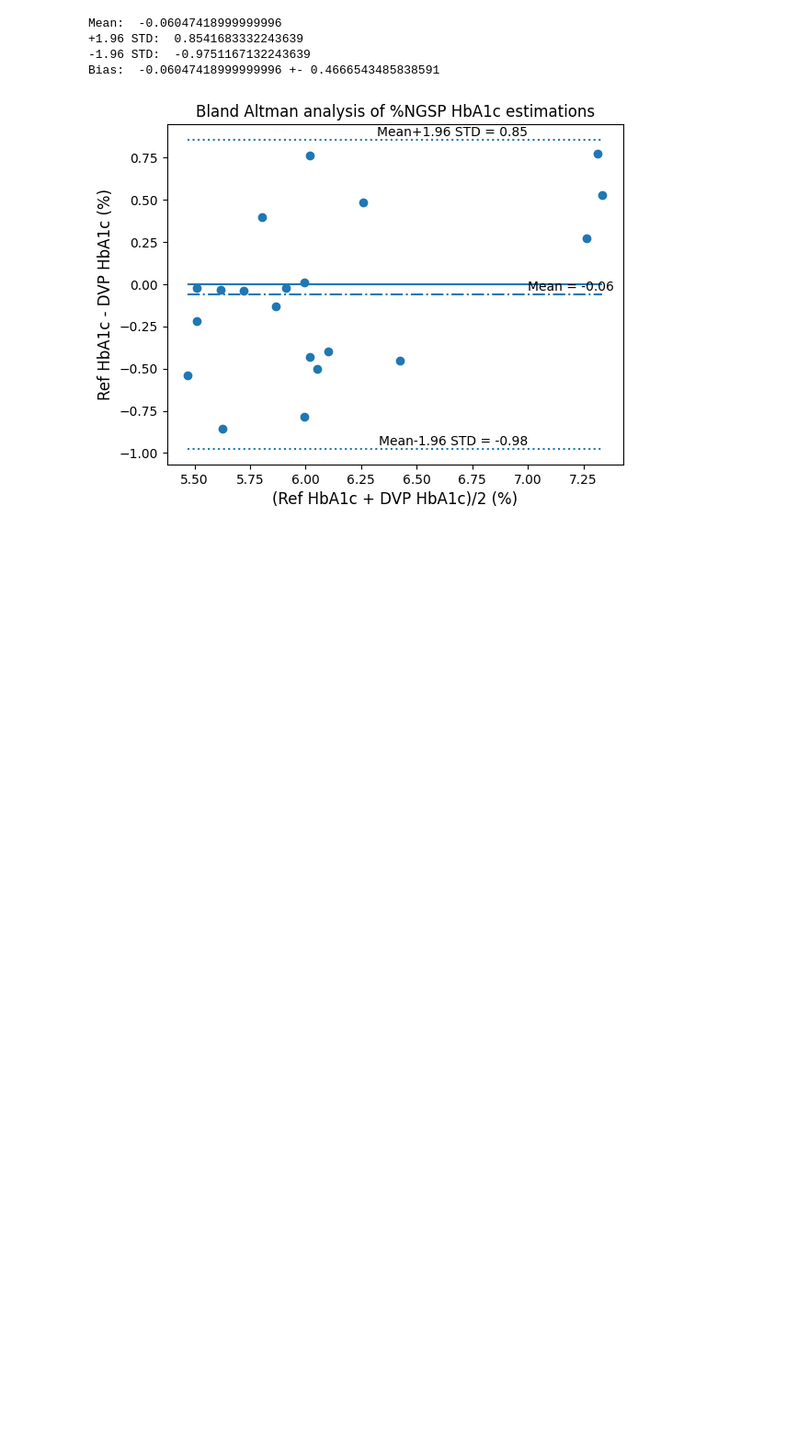
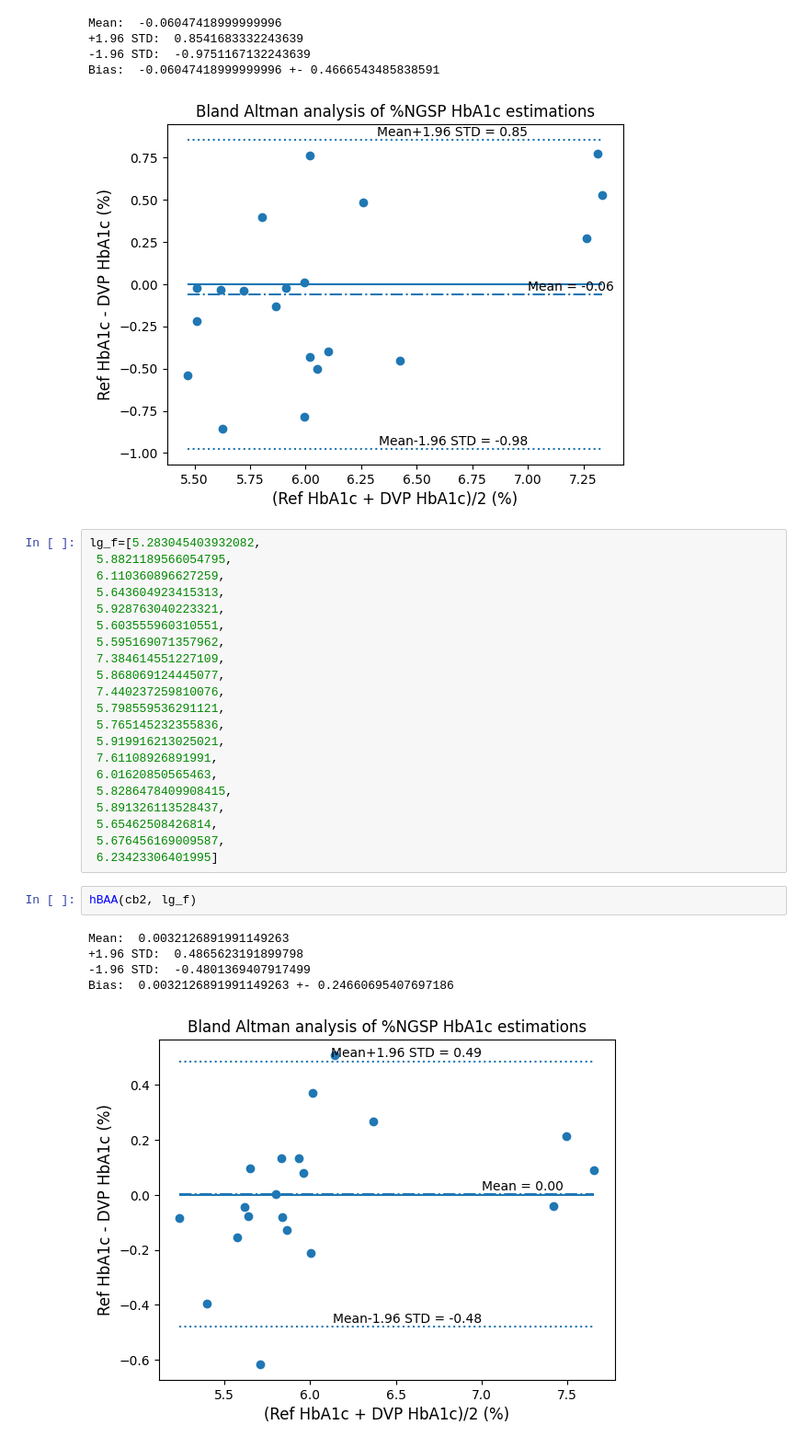
Before and after one commit to shamasatter/Estimating-HbA1c-from-PPG-using-ML, a Jupyter notebook: fig.ipynb, the cells around one changed output. Shown at 92% size. Drawn from its saved outputs; the diff is of its cells as text; blank space fills up the shorter version.

```diff
--- a/fig.ipynb
+++ b/fig.ipynb
@@ -576,3 +576,32 @@ Mean:  -0.06047418999999996
 -1.96 STD:  -0.9751167132243639
 Bias:  -0.06047418999999996 +- 0.4666543485838591
 [figure]
+# %%
+lg_f=[5.283045403932082,
+ 5.8821189566054795,
+ 6.110360896627259,
+ 5.643604923415313,
+ 5.928763040223321,
+ 5.603555960310551,
+ 5.595169071357962,
+ 7.384614551227109,
+ 5.868069124445077,
+ 7.440237259810076,
+ 5.798559536291121,
+ 5.765145232355836,
+ 5.919916213025021,
+ 7.61108926891991,
+ 6.01620850565463,
+ 5.8286478409908415,
+ 5.891326113528437,
+ 5.65462508426814,
+ 5.676456169009587,
+ 6.23423306401995]
+# %%
+hBAA(cb2, lg_f)
+# %% [output]
+Mean:  0.0032126891991149263
++1.96 STD:  0.4865623191899798
+-1.96 STD:  -0.4801369407917499
+Bias:  0.0032126891991149263 +- 0.24660695407697186
+[figure, added]
```
